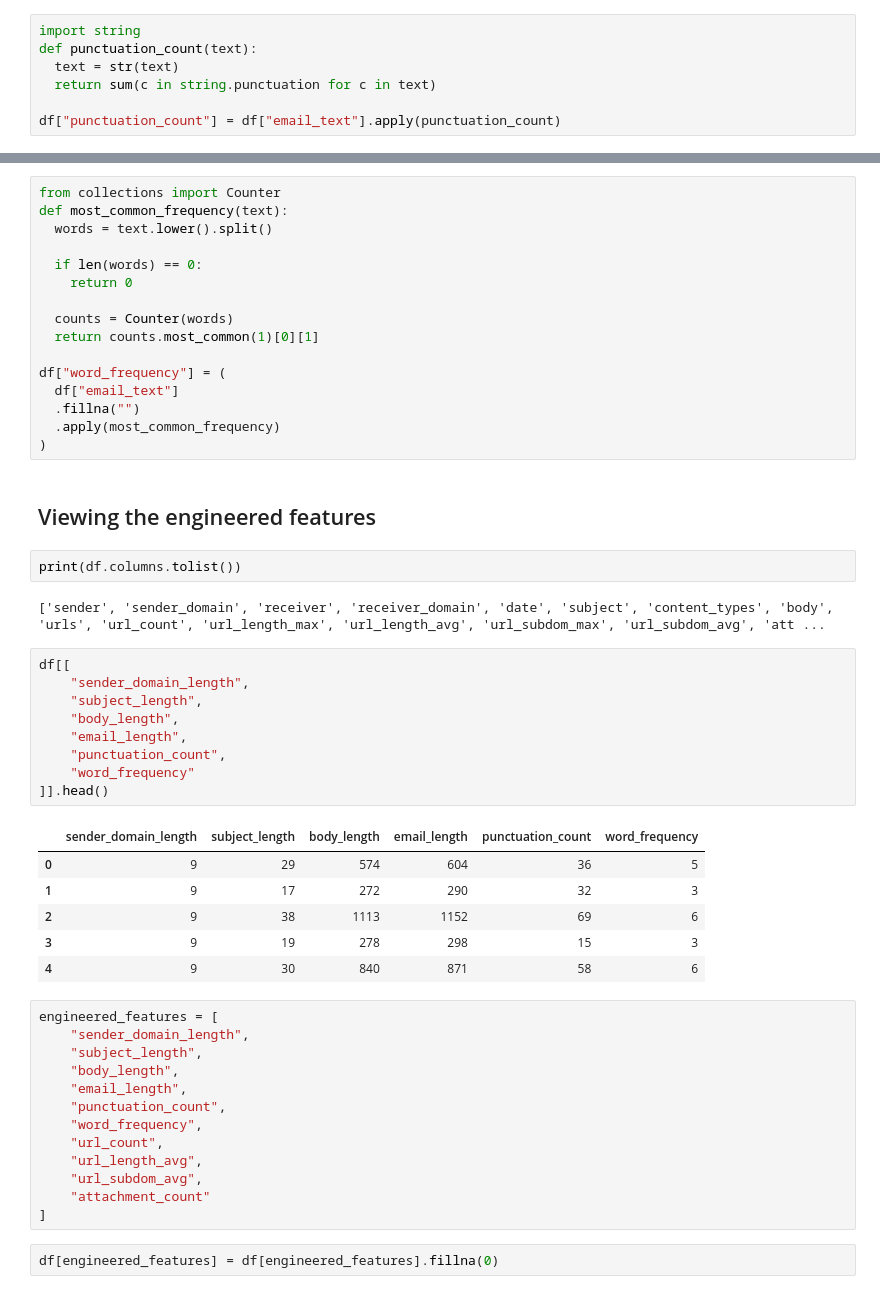
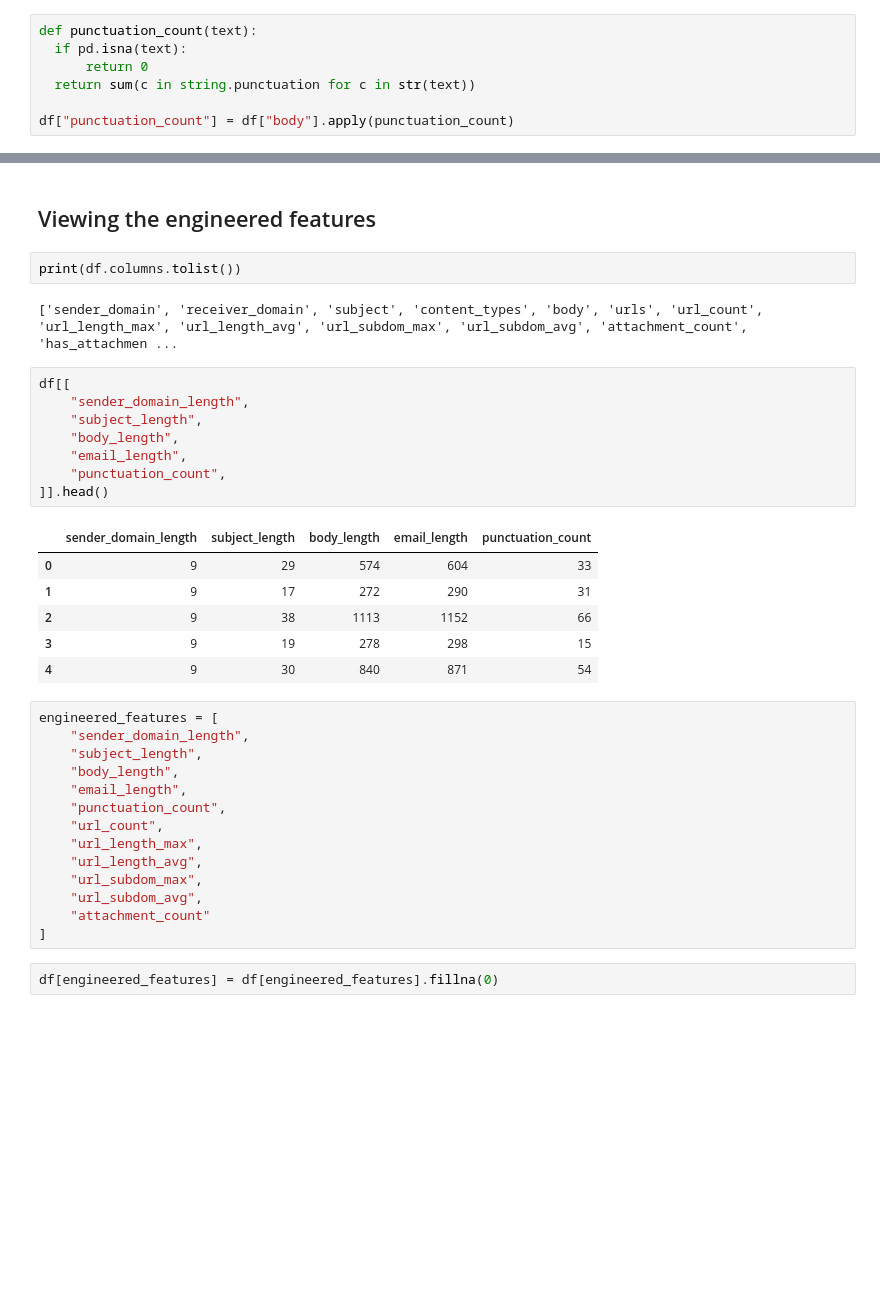
Before and after one commit to dhruvidarji1/Phishing-Email-Prediction-Models, a Jupyter notebook: MultinomialNaiveBayes.ipynb, the cells around one changed output, grey strips where cells are left out. Saved outputs shown, nothing was run; the diff lists cells and outputs as text; blank space fills up the shorter version.

```diff
--- a/MultinomialNaiveBayes.ipynb
+++ b/MultinomialNaiveBayes.ipynb
@@ -155,9 +160,9 @@ df["email_length"] = df["email_text"].str.len()
 # %% [markdown]
 Punctuation Count
 # %%
-import string
 def punctuation_count(text):
-  text = str(text)
-  return sum(c in string.punctuation for c in text)
+  if pd.isna(text):
+      return 0
+  return sum(c in string.punctuation for c in str(text))
 
-df["punctuation_count"] = df["email_text"].apply(punctuation_count)
+df["punctuation_count"] = df["body"].apply(punctuation_count)
@@ -166,41 +169,24 @@ Word Frequency
-# %%
-from collections import Counter
-def most_common_frequency(text):
-  words = text.lower().split()
-
-  if len(words) == 0:
-    return 0
-
-  counts = Counter(words)
-  return counts.most_common(1)[0][1]
-
-df["word_frequency"] = (
-  df["email_text"]
-  .fillna("")
-  .apply(most_common_frequency)
-)
 # %% [markdown]
 ## Viewing the engineered features
 # %%
 print(df.columns.tolist())
 # %% [output]
-['sender', 'sender_domain', 'receiver', 'receiver_domain', 'date', 'subject', 'content_types', 'body', 'urls', 'url_count', 'url_length_max', 'url_length_avg', 'url_subdom_max', 'url_subdom_avg', 'att ...
+['sender_domain', 'receiver_domain', 'subject', 'content_types', 'body', 'urls', 'url_count', 'url_length_max', 'url_length_avg', 'url_subdom_max', 'url_subdom_avg', 'attachment_count', 'has_attachmen ...
 # %%
 df[[
     "sender_domain_length",
     "subject_length",
     "body_length",
     "email_length",
     "punctuation_count",
-    "word_frequency"
 ]].head()
 # %% [output]
-|  | sender_domain_length | subject_length | body_length | email_length | punctuation_count | word_frequency |
-| 0 | 9 | 29 | 574 | 604 | 36 | 5 |
-| 1 | 9 | 17 | 272 | 290 | 32 | 3 |
-| 2 | 9 | 38 | 1113 | 1152 | 69 | 6 |
-| 3 | 9 | 19 | 278 | 298 | 15 | 3 |
-| 4 | 9 | 30 | 840 | 871 | 58 | 6 |
+|  | sender_domain_length | subject_length | body_length | email_length | punctuation_count |
+| 0 | 9 | 29 | 574 | 604 | 33 |
+| 1 | 9 | 17 | 272 | 290 | 31 |
+| 2 | 9 | 38 | 1113 | 1152 | 66 |
+| 3 | 9 | 19 | 278 | 298 | 15 |
+| 4 | 9 | 30 | 840 | 871 | 54 |
 # %%
 engineered_features = [
     "sender_domain_length",
@@ -208,9 +194,10 @@ engineered_features = [
     "body_length",
     "email_length",
     "punctuation_count",
-    "word_frequency",
     "url_count",
+    "url_length_max",
     "url_length_avg",
+    "url_subdom_max",
     "url_subdom_avg",
     "attachment_count"
 ]
```
Also changed, not shown: parts of 17 cells of this notebook.
